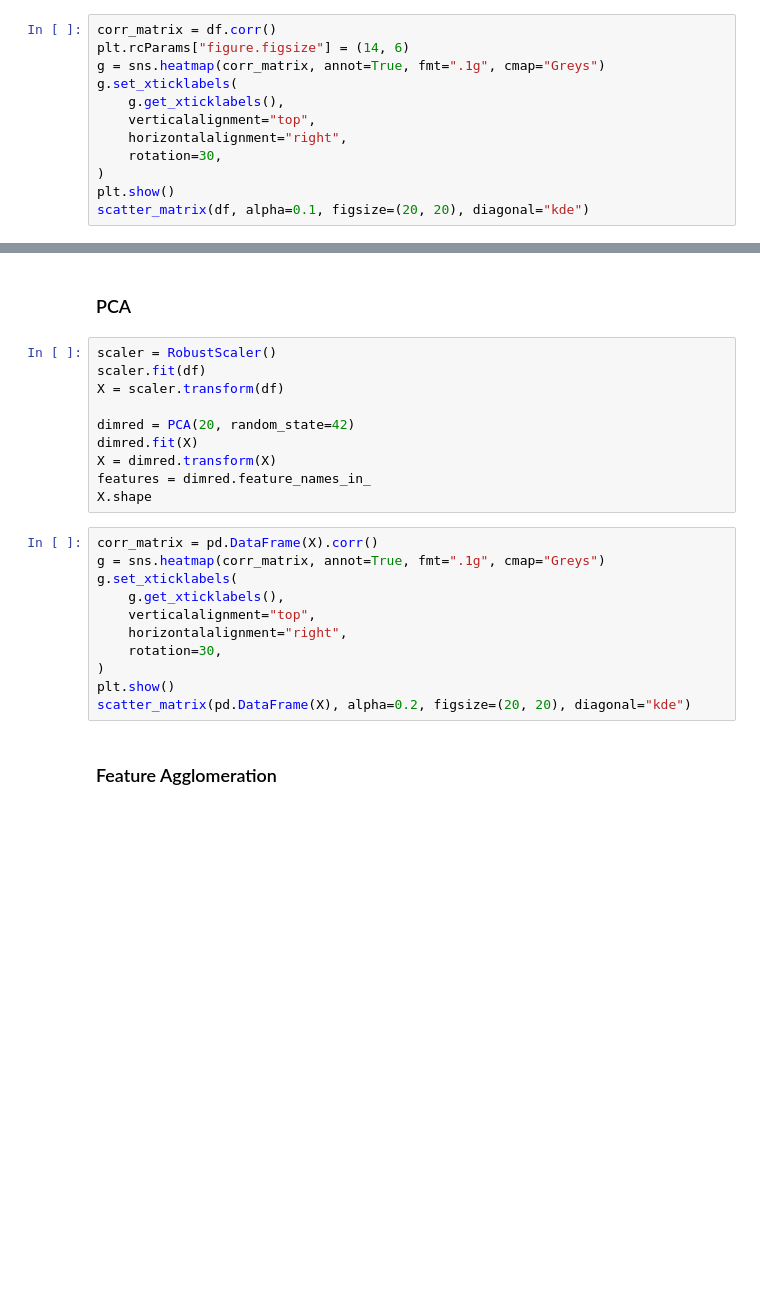
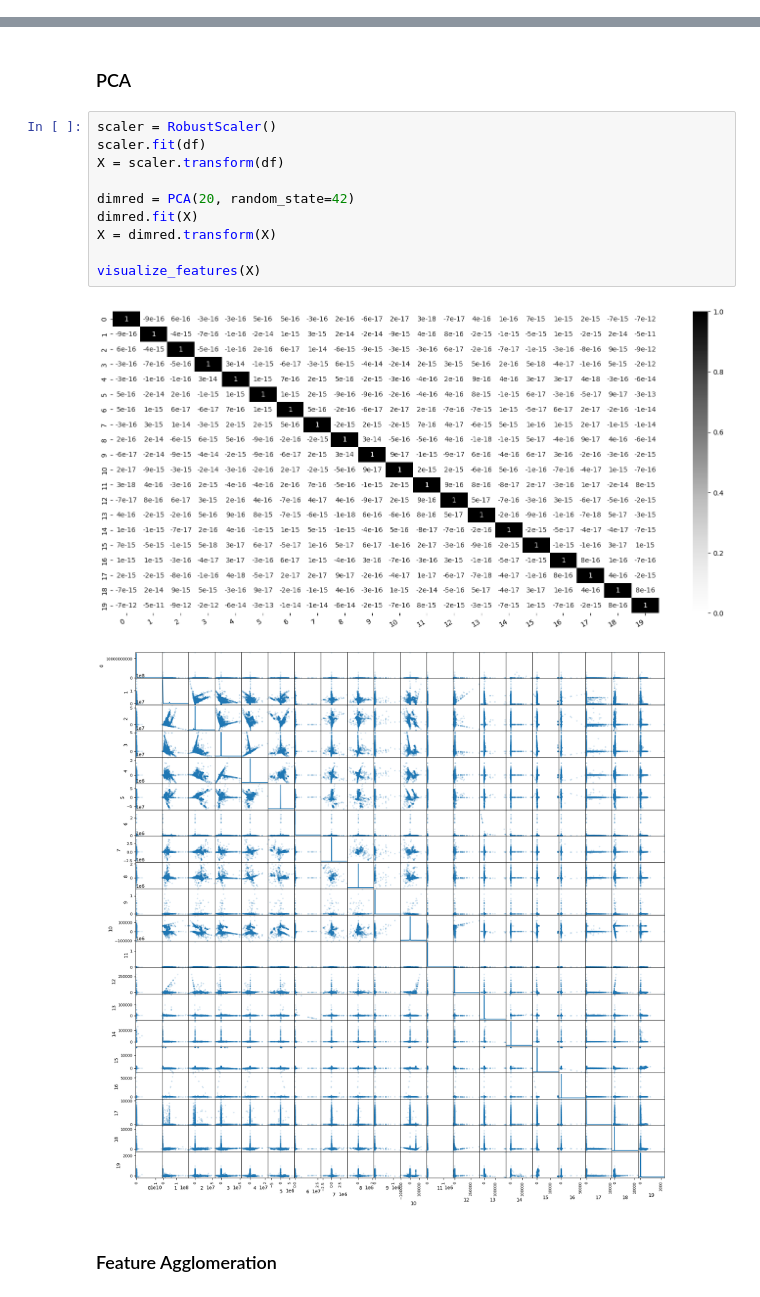
Before and after one commit to parmigggiana/ml-ids, a Jupyter notebook: IDS_CTF.ipynb, the cells around one changed output, grey strips where cells are left out. Saved outputs shown, nothing was run; the diff lists cells and outputs as text; blank space fills up the shorter version.

```diff
--- a/IDS_CTF.ipynb
+++ b/IDS_CTF.ipynb
@@ -142,12 +215,0 @@ X = df[features]
-# %%
-corr_matrix = df.corr()
-plt.rcParams["figure.figsize"] = (14, 6)
-g = sns.heatmap(corr_matrix, annot=True, fmt=".1g", cmap="Greys")
-g.set_xticklabels(
-    g.get_xticklabels(),
-    verticalalignment="top",
-    horizontalalignment="right",
-    rotation=30,
-)
-plt.show()
-scatter_matrix(df, alpha=0.1, figsize=(20, 20), diagonal="kde")
@@ -160,24 +220,16 @@ I chose to use RobustScaler instead of StandardScaler because, by using the medi
 # %%
 scaler = RobustScaler()
 scaler.fit(df)
 X = scaler.transform(df)
 
 dimred = PCA(20, random_state=42)
 dimred.fit(X)
 X = dimred.transform(X)
-features = dimred.feature_names_in_
-X.shape
+
+visualize_features(X)
+# %% [output]
+[figure, added]
+[figure, added]
-# %%
-corr_matrix = pd.DataFrame(X).corr()
-g = sns.heatmap(corr_matrix, annot=True, fmt=".1g", cmap="Greys")
-g.set_xticklabels(
-    g.get_xticklabels(),
-    verticalalignment="top",
-    horizontalalignment="right",
-    rotation=30,
-)
-plt.show()
-scatter_matrix(pd.DataFrame(X), alpha=0.2, figsize=(20, 20), diagonal="kde")
 # %% [markdown]
 ### Feature Agglomeration
 # %%
```
Also changed, not shown: parts of 24 cells of this notebook.
